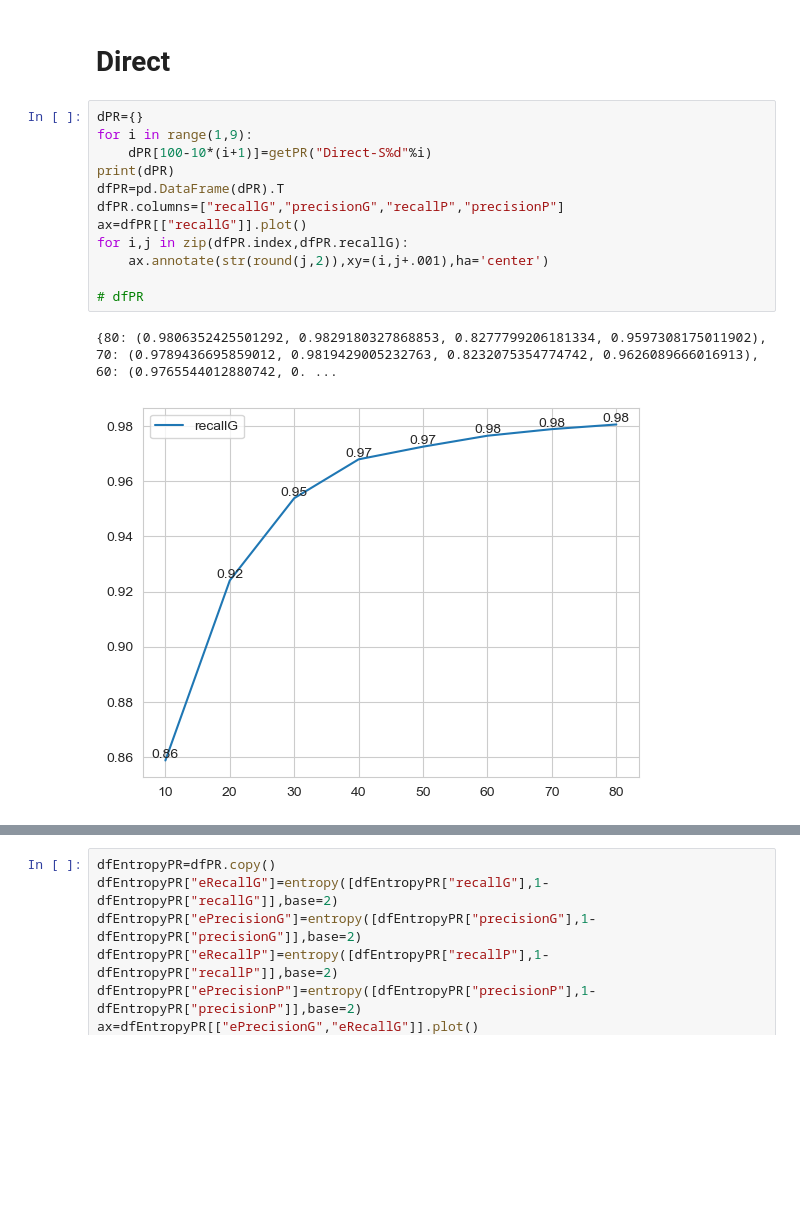
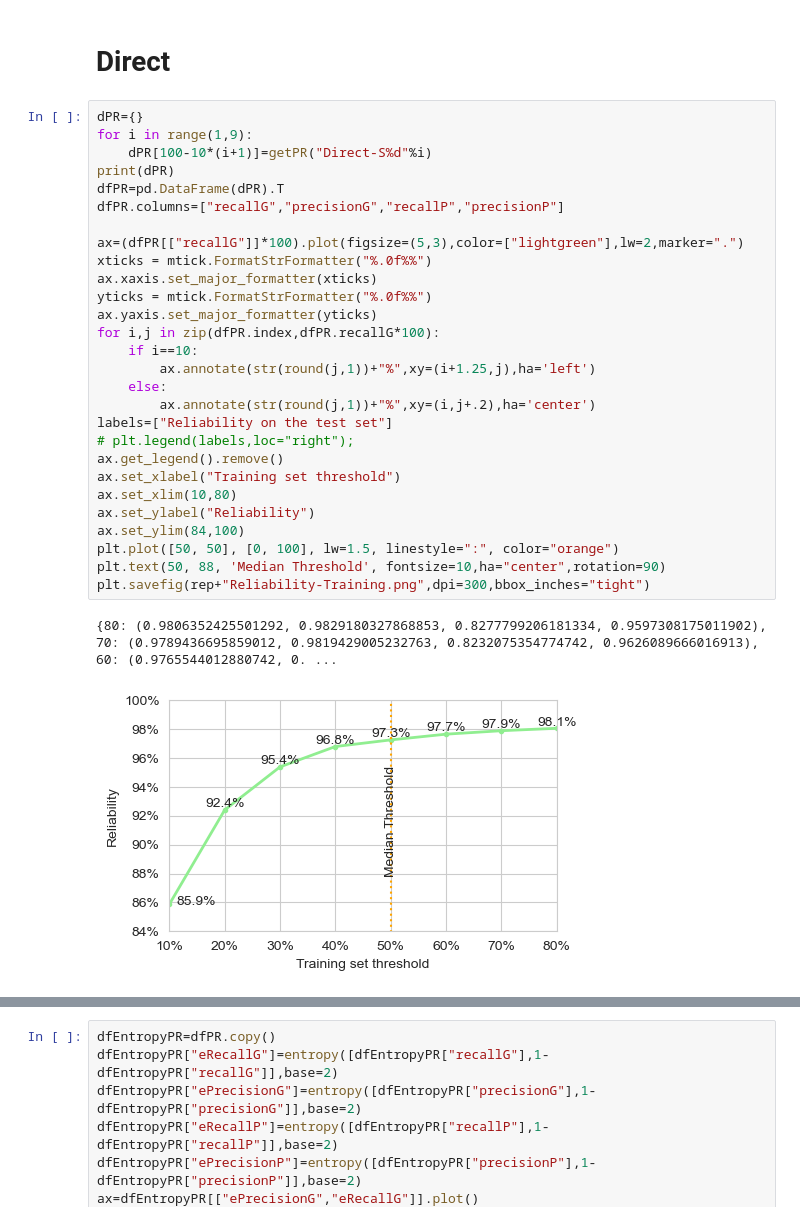
Before and after one commit to gboye/SWIM, a Jupyter notebook: ParadigmGeneration/Vlexique2/WordStructure-EntropyRecall.ipynb, the cells around one changed output, grey strips where cells are left out. Cells and saved outputs as stored; diff of their text form; blank space fills up the shorter version.

```diff
--- a/ParadigmGeneration/Vlexique2/WordStructure-EntropyRecall.ipynb
+++ b/ParadigmGeneration/Vlexique2/WordStructure-EntropyRecall.ipynb
@@ -34,15 +35,31 @@ def getPR(k):
 # %%
 dPR={}
 for i in range(1,9):
     dPR[100-10*(i+1)]=getPR("Direct-S%d"%i)
 print(dPR)
 dfPR=pd.DataFrame(dPR).T
 dfPR.columns=["recallG","precisionG","recallP","precisionP"]
-ax=dfPR[["recallG"]].plot()
-for i,j in zip(dfPR.index,dfPR.recallG):
-    ax.annotate(str(round(j,2)),xy=(i,j+.001),ha='center')
 
-# dfPR
+ax=(dfPR[["recallG"]]*100).plot(figsize=(5,3),color=["lightgreen"],lw=2,marker=".")
+xticks = mtick.FormatStrFormatter("%.0f%%")
+ax.xaxis.set_major_formatter(xticks)
+yticks = mtick.FormatStrFormatter("%.0f%%")
+ax.yaxis.set_major_formatter(yticks)
+for i,j in zip(dfPR.index,dfPR.recallG*100):
+    if i==10:
+        ax.annotate(str(round(j,1))+"%",xy=(i+1.25,j),ha='left')
+    else:
+        ax.annotate(str(round(j,1))+"%",xy=(i,j+.2),ha='center')
+labels=["Reliability on the test set"]
+# plt.legend(labels,loc="right");
+ax.get_legend().remove()
+ax.set_xlabel("Training set threshold")
+ax.set_xlim(10,80)
+ax.set_ylabel("Reliability")
+ax.set_ylim(84,100)
+plt.plot([50, 50], [0, 100], lw=1.5, linestyle=":", color="orange")
+plt.text(50, 88, 'Median Threshold', fontsize=10,ha="center",rotation=90)
+plt.savefig(rep+"Reliability-Training.png",dpi=300,bbox_inches="tight")
 # %% [output]
 {80: (0.9806352425501292, 0.9829180327868853, 0.8277799206181334, 0.9597308175011902), 70: (0.9789436695859012, 0.9819429005232763, 0.8232075354774742, 0.9626089666016913), 60: (0.9765544012880742, 0. ...
-[figure, old version]
+[figure, new version]
```
Also changed, not shown: parts of 2 cells of this notebook, 4 other files.
